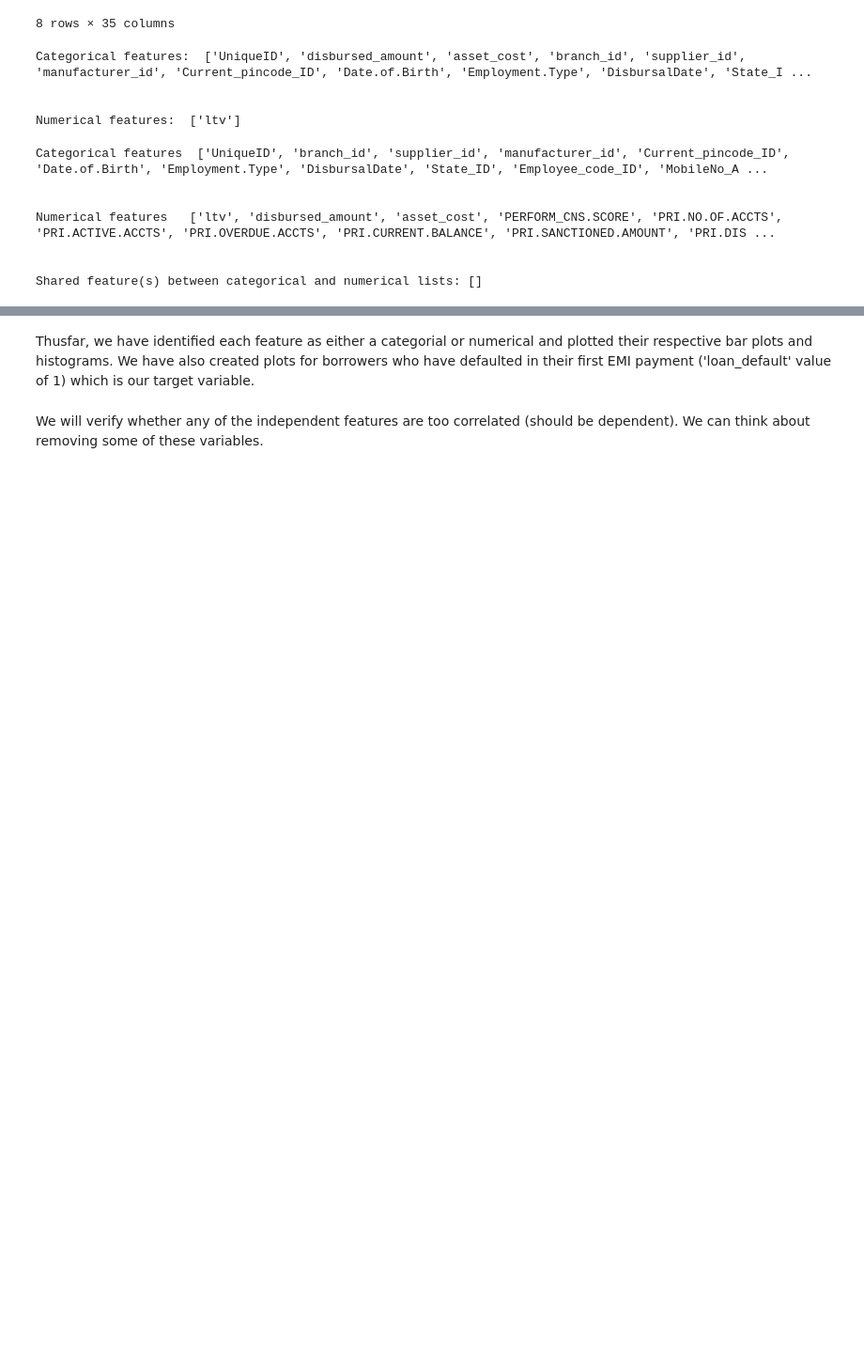
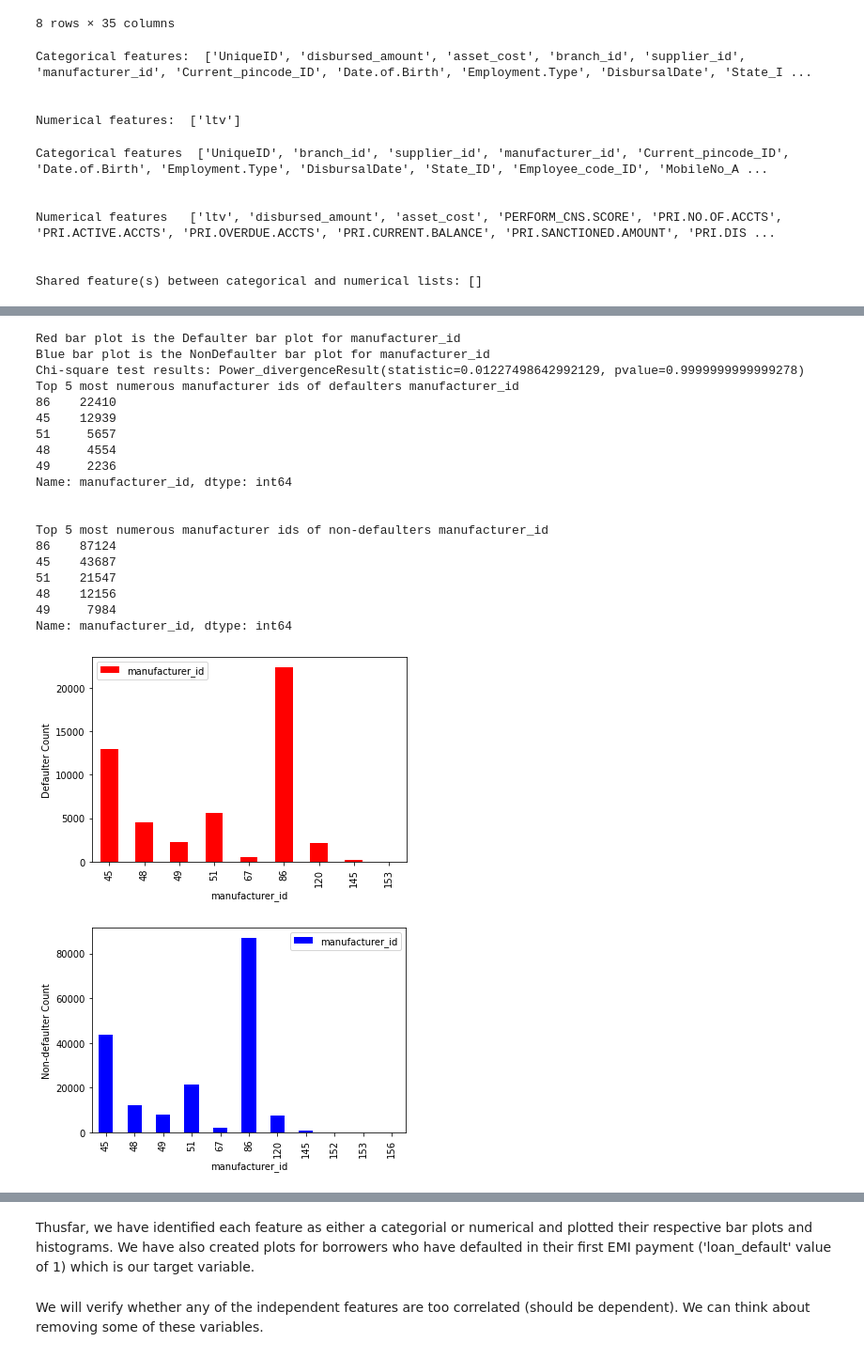
Before and after one commit to steviekwonders/Capstone-2, a Jupyter notebook: Vehicle Loan EDA/Exploratory Analysis.ipynb, the cells around one changed output, grey strips where cells are left out. Shown at 94% size. Drawn from its saved outputs; the diff is of its cells as text; code cells hidden in the pictures; blank space fills up the shorter version.

```diff
--- a/Vehicle Loan EDA/Exploratory Analysis.ipynb
+++ b/Vehicle Loan EDA/Exploratory Analysis.ipynb
@@ -732,0 +446,29 @@ Power_divergenceResult(statistic=inf, pvalue=0.0)
+# %%
+# Barplot for manufacturer id.
+plotbardefaulter('manufacturer_id',df)
+plotbarnondefaulter('manufacturer_id',df)
+print('Top 5 most numerous manufacturer ids of defaulters', defaulter.groupby('manufacturer_id')['manufacturer_id'].count().sort_values(ascending=False).head())
+print('\n')
+print('Top 5 most numerous manufacturer ids of non-defaulters', nondefaulter.groupby('manufacturer_id')['manufacturer_id'].count().sort_values(ascending=False).head())
+# %% [output]
+Red bar plot is the Defaulter bar plot for manufacturer_id
+Blue bar plot is the NonDefaulter bar plot for manufacturer_id
+Chi-square test results: Power_divergenceResult(statistic=0.01227498642992129, pvalue=0.9999999999999278)
+Top 5 most numerous manufacturer ids of defaulters manufacturer_id
+86    22410
+45    12939
+51     5657
+48     4554
+49     2236
+Name: manufacturer_id, dtype: int64
+
+
+Top 5 most numerous manufacturer ids of non-defaulters manufacturer_id
+86    87124
+45    43687
+51    21547
+48    12156
+49     7984
+Name: manufacturer_id, dtype: int64
+[figure, added]
+[figure, added]
```
Also changed, not shown: parts of 59 cells of this notebook.
